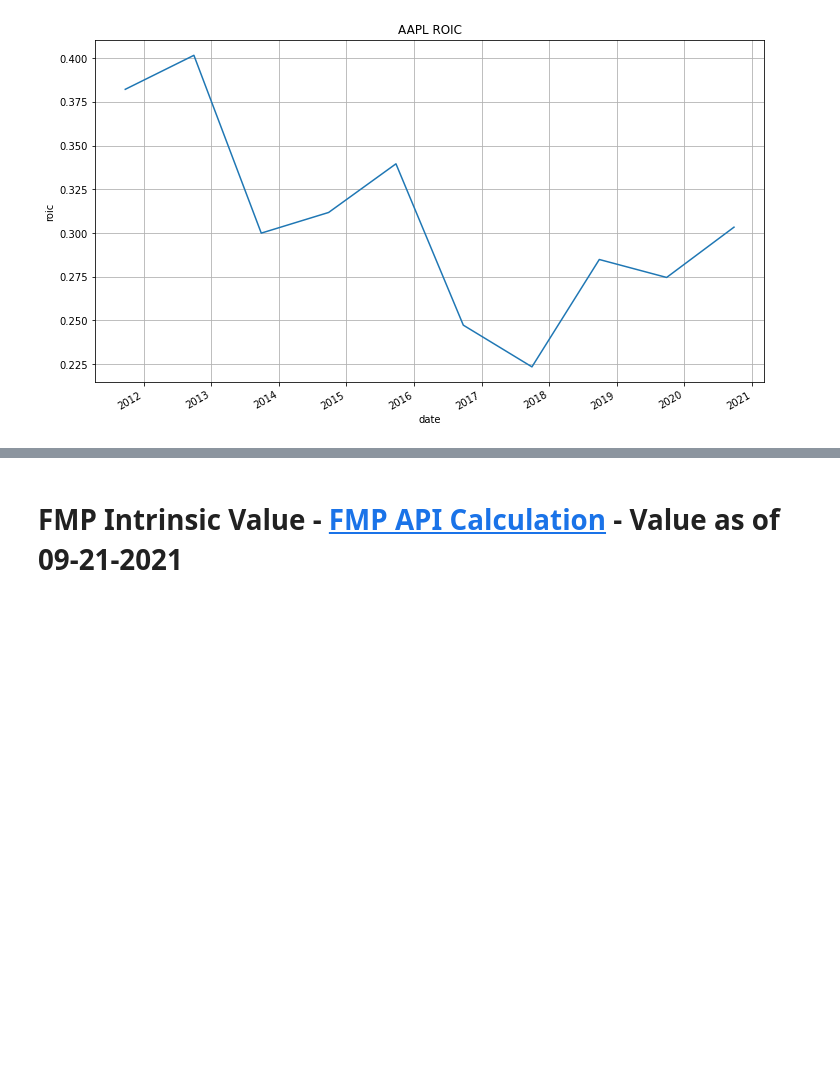
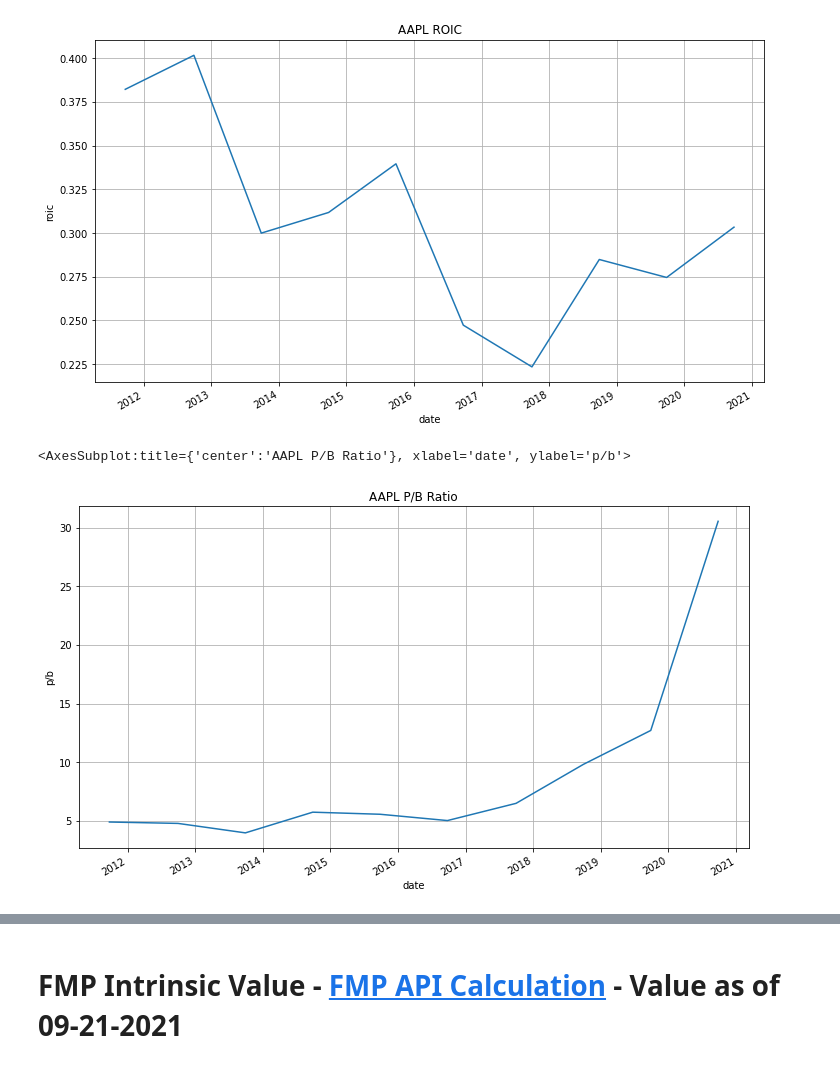
Before and after one commit to dbogatic/value_investing, a Jupyter notebook: intrinsic_value.ipynb, the cells around one changed output, grey strips where cells are left out. Saved outputs shown, nothing was run; the diff lists cells and outputs as text; code cells hidden in the pictures; blank space fills up the shorter version.

```diff
--- a/intrinsic_value.ipynb
+++ b/intrinsic_value.ipynb
@@ -237,3 +237,8 @@ key_metrics['roic'].astype('float').plot(figsize= (12,7), grid=True,title=f'{tic
 # %% [output]
 <AxesSubplot:title={'center':'AAPL ROIC'}, xlabel='date', ylabel='roic'>
 [figure]
+# %%
+key_metrics['pbRatio'].astype('float').plot(figsize= (12,7), grid=True,title=f'{ticker} P/B Ratio',ylabel='p/b')
+# %% [output]
+<AxesSubplot:title={'center':'AAPL P/B Ratio'}, xlabel='date', ylabel='p/b'>
+[figure, added]
```
Also changed, not shown: parts of 10 cells of this notebook.
